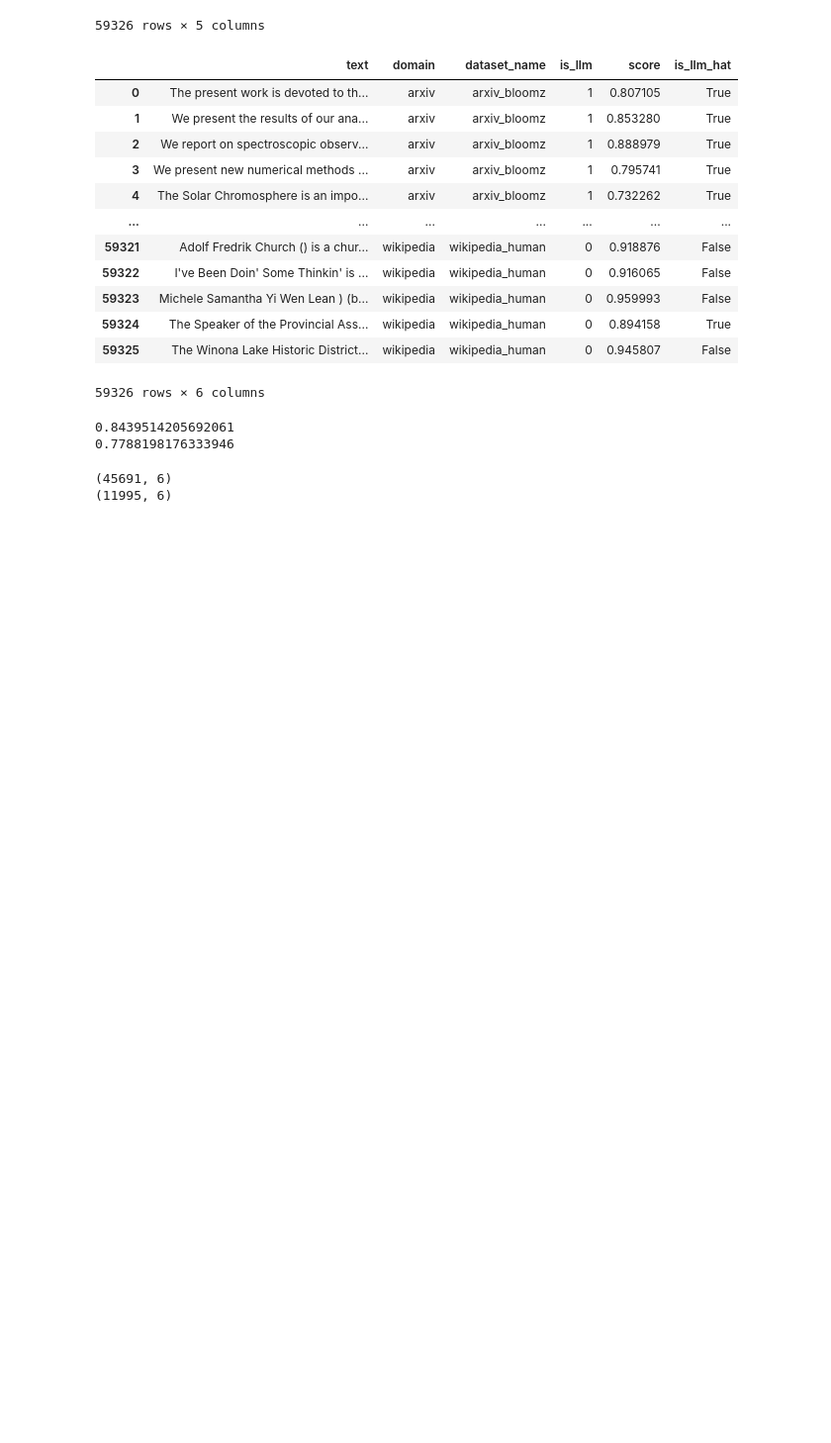
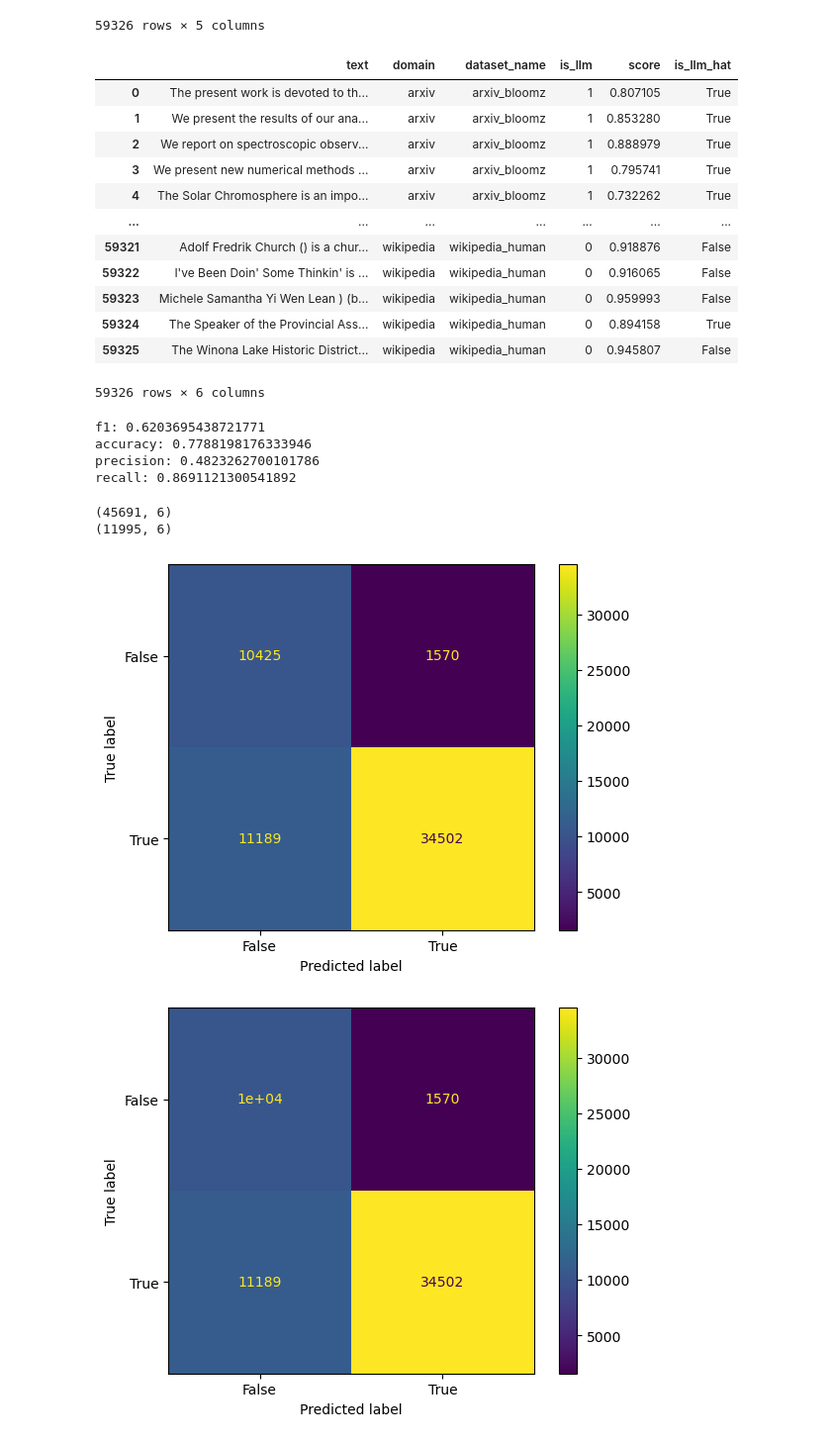
Before and after one commit to dundurlunka/llm-detect, a Jupyter notebook: src/metrics/binoculars_m4.ipynb, the cells around one changed output. Shown at 99% size. Saved outputs shown, nothing was run; the diff lists cells and outputs as text; code cells hidden in the pictures; blank space fills up the shorter version.

```diff
--- a/src/metrics/binoculars_m4.ipynb
+++ b/src/metrics/binoculars_m4.ipynb
@@ -139,13 +141,19 @@ df_without_na = df[pd.notna(df['score'])]
 y_true = df_without_na['is_llm'].astype(bool)
 y_pred = df_without_na['is_llm_hat']
 
-f1 = f1_score(y_true=y_true, y_pred=y_pred)
+f1 = f1_score(y_true=y_true, y_pred=y_pred, pos_label=0)
+precision = precision_score(y_true=y_true, y_pred=y_pred, pos_label=0)
+recall = recall_score(y_true=y_true, y_pred=y_pred, pos_label=0)
 accuracy = accuracy_score(y_true, y_pred)
-print(f1)
-print(accuracy)
+print(f'f1: {f1}')
+print(f'accuracy: {accuracy}')
+print(f'precision: {precision}')
+print(f'recall: {recall}')
 # %% [output]
-0.8439514205692061
-0.7788198176333946
+f1: 0.6203695438721771
+accuracy: 0.7788198176333946
+precision: 0.4823262700101786
+recall: 0.8691121300541892
 # %%
 print(df_without_na[df_without_na['is_llm'] == 1].shape)
 print(df_without_na[df_without_na['is_llm'] == 0].shape)
@@ -156,0 +165,8 @@ df[df['is_llm'] != df['is_llm_hat']].to_csv('./wrong_predictions', columns=['dat
+# %%
+cm = confusion_matrix(y_true, y_pred)
+disp = ConfusionMatrixDisplay.from_predictions(y_true=y_true, y_pred=y_pred, values_format='')
+disp.plot()
+plt.show()
+# %% [output]
+[figure, added]
+[figure, added]
```
Also changed, not shown: parts of 4 cells of this notebook, 5 other files.
